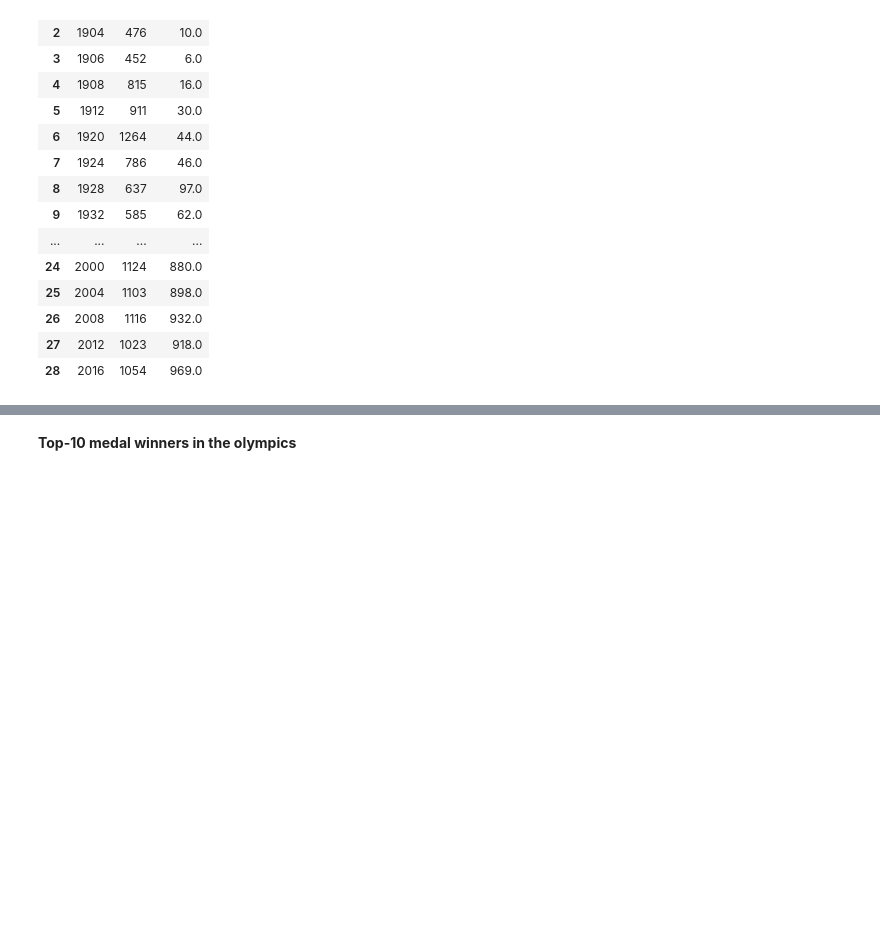
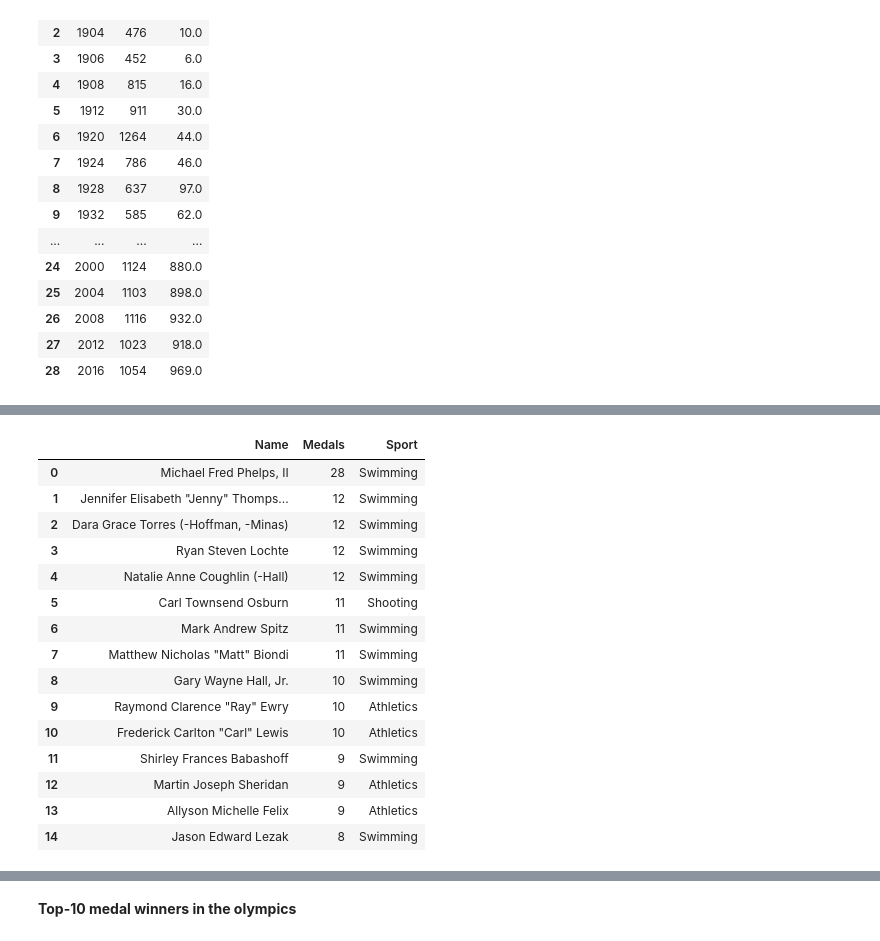
Before and after one commit to MaliheDahmardeh/Olympic-History, a Jupyter notebook: Olympic_History.ipynb, the cells around one changed output, grey strips where cells are left out. Cells and saved outputs as stored; diff of their text form; code cells hidden in the pictures; blank space fills up the shorter version.

```diff
--- a/Olympic_History.ipynb
+++ b/Olympic_History.ipynb
@@ -494,0 +536,29 @@ total_athlete
+# %%
+def most_successful_country_athletes(df,country):
+    tmw_df = df.dropna(subset=['Medal'])
+    tmw_df = tmw_df[tmw_df['region'] == country]
+    x = tmw_df['Name'].value_counts().reset_index().head(15)
+    x = x.merge(df,left_on='index',right_on='Name',how='left')[['index','Name_x','Sport']].drop_duplicates()
+    x.rename(columns={'index':'Name','Name_x':'Medals'},inplace=True)
+    return x
+x = most_successful_country_athletes(df,'USA')
+x = x.reset_index().head(15)
+x.drop(columns=['index'], inplace=True)
+x
+# %% [output]
+|  | Name | Medals | Sport |
+| 0 | Michael Fred Phelps, II | 28 | Swimming |
+| 1 | Jennifer Elisabeth "Jenny" Thomps... | 12 | Swimming |
+| 2 | Dara Grace Torres (-Hoffman, -Minas) | 12 | Swimming |
+| 3 | Ryan Steven Lochte | 12 | Swimming |
+| 4 | Natalie Anne Coughlin (-Hall) | 12 | Swimming |
+| 5 | Carl Townsend Osburn | 11 | Shooting |
+| 6 | Mark Andrew Spitz | 11 | Swimming |
+| 7 | Matthew Nicholas "Matt" Biondi | 11 | Swimming |
+| 8 | Gary Wayne Hall, Jr. | 10 | Swimming |
+| 9 | Raymond Clarence "Ray" Ewry | 10 | Athletics |
+| 10 | Frederick Carlton "Carl" Lewis | 10 | Athletics |
+| 11 | Shirley Frances Babashoff | 9 | Swimming |
+| 12 | Martin Joseph Sheridan | 9 | Athletics |
+| 13 | Allyson Michelle Felix | 9 | Athletics |
+| 14 | Jason Edward Lezak | 8 | Swimming |
```
Also changed, not shown: parts of 12 cells of this notebook.
